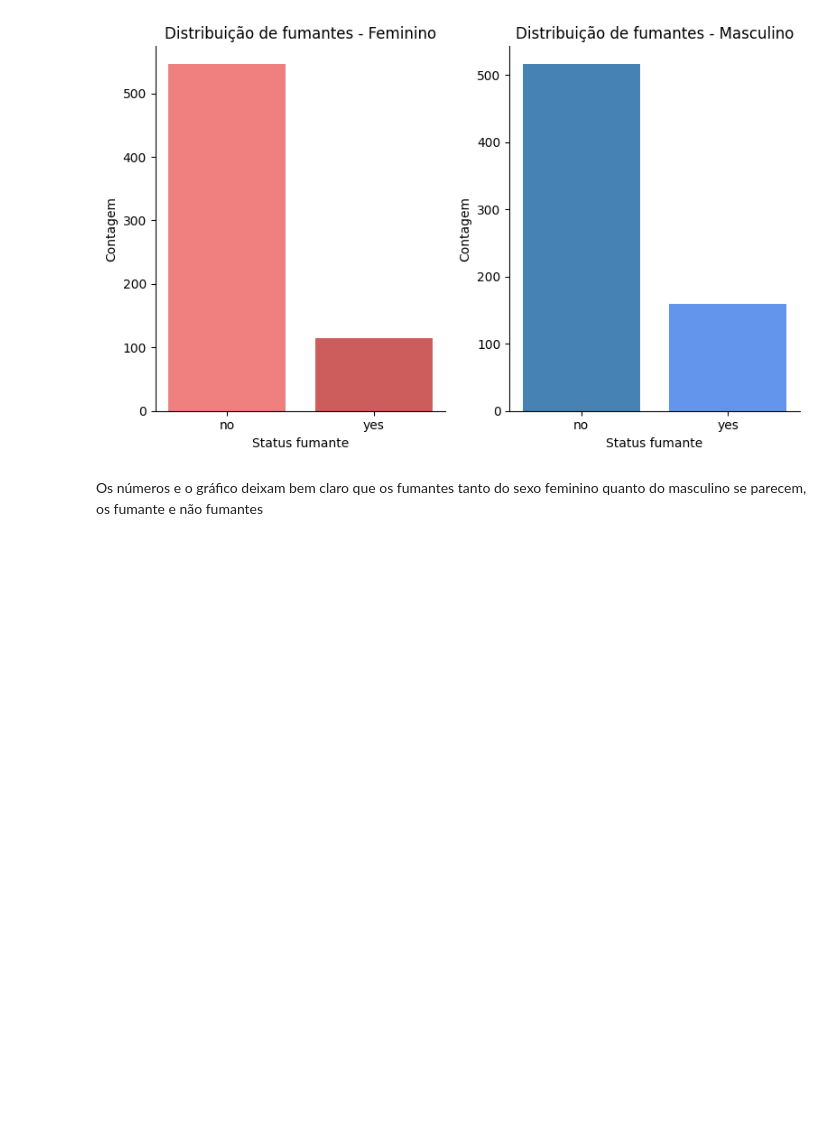
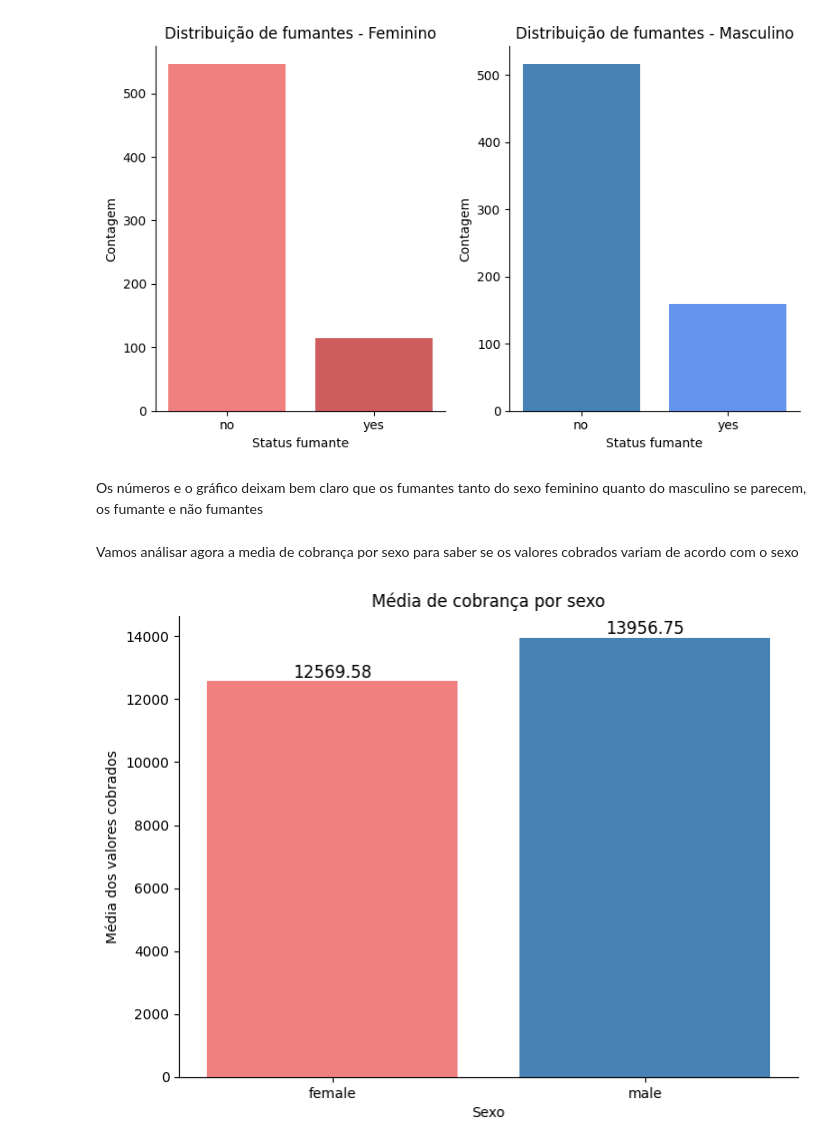
Before and after one commit to lucasghidini/analise-plano-de-saude, a Jupyter notebook: planosdesaude.ipynb, the cells around one changed output. Saved outputs shown, nothing was run; the diff lists cells and outputs as text; code cells hidden in the pictures; blank space fills up the shorter version.

Commit message:
feat: Análises p/ sexo, (cobrança, fumantes)

```diff
--- a/planosdesaude.ipynb
+++ b/planosdesaude.ipynb
@@ -145,3 +145,21 @@ plt.show()
 [figure]
 # %% [markdown]
 Os números e o gráfico deixam bem claro que os fumantes tanto do sexo feminino quanto do masculino se parecem, os fumante e não fumantes
+# %% [markdown]
+Vamos análisar agora a media de cobrança por sexo para saber se os valores cobrados variam de acordo com o sexo
+# %%
+media_cobran_sex =df.groupby('sex')['charges'].mean()
+
+fig,ax = plt.subplots(figsize=(8,6))
+colors = ('lightcoral','steelblue')
+ax.bar(media_cobran_sex.index,media_cobran_sex.values, color = colors)
+ax.spines['top'].set_visible(False)
+ax.spines['right'].set_visible(False)
+ax.set_ylabel('Média dos valores cobrados')
+ax.set_xlabel('Sexo')
+ax.set_title('Média de cobrança por sexo')
+ax.text(0,media_cobran_sex.values[0],f'{media_cobran_sex.values[0]:.2f}',ha='center',va='bottom',fontsize =12)
+ax.text(1,media_cobran_sex.values[1],f'{media_cobran_sex.values[1]:.2f}',ha='center',va='bottom',fontsize =12)
+plt.show()
+# %% [output]
+[figure, added]
```
